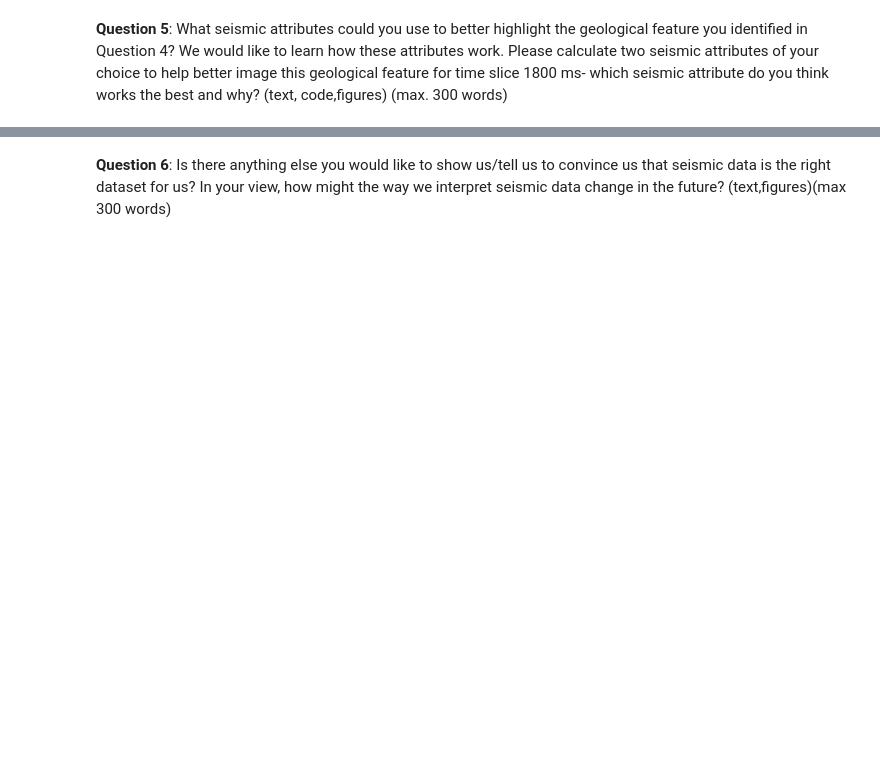
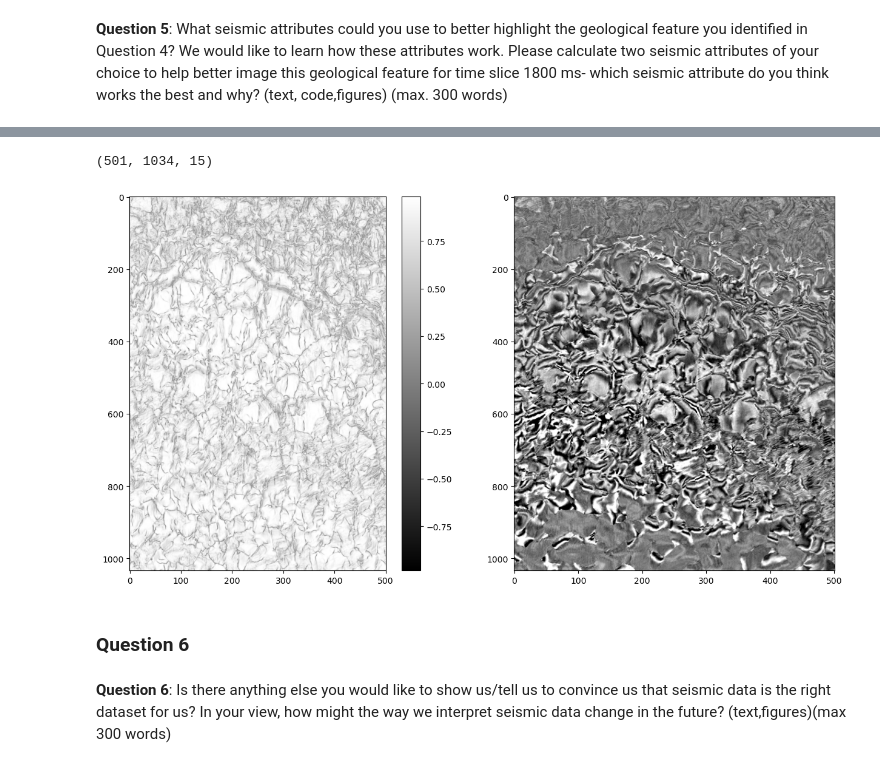
Before and after one commit to esemsc-dbk24/Faultless-Seismology, a Jupyter notebook: EDSML_group_project 1.ipynb, the cells around one changed output, grey strips where cells are left out. Saved outputs shown, nothing was run; the diff lists cells and outputs as text; code cells hidden in the pictures; blank space fills up the shorter version.

```diff
--- a/EDSML_group_project 1.ipynb
+++ b/EDSML_group_project 1.ipynb
@@ -66,2 +239,44 @@ Key variables in measuring seismic data are time or distance and reflection. Tim
+# %%
+def moving_window(data, window, func):
+    # `generic_filter` will give the function 1D input. We'll reshape it for convinence
+    wrapped = lambda region: func(region.reshape(window))
+
+    # Instead of an explicit for loop, we'll use a scipy function to do the same thing
+    # The boundaries will be handled by "reflecting" the data, by default
+    return scipy.ndimage.generic_filter(data, wrapped, window)
+
+def marfurt_semblance(region):
+    # We'll need an ntraces by nsamples array
+    # This stacks all traces within the x-y "footprint" into one
+    # two-dimensional array.
+    region = region.reshape(-1, region.shape[-1])
+    ntraces, nsamples = region.shape
+
+    square_of_sums = np.sum(region, axis=0)**2
+    sum_of_squares = np.sum(region**2, axis=0)
+    sembl = square_of_sums.sum() / sum_of_squares.sum()
+    return sembl / ntraces
+# %%
+data_1800_mid = data[:,:,time_slice_1800_index[0][0]-7: time_slice_1800_index[0][0] +8]
+data_1800_mid.shape
+# %% [output]
+(501, 1034, 15)
+# %%
+# due to processing cost we only run this on 15 layers
+marfurt = moving_window(data_1800_mid, (3, 3, 9), marfurt_semblance)
+
+fig = plt.figure(figsize=(15,8))
+ax1 = plt.subplot(121)
+vm1 = np.percentile(marfurt, 95)
+plt.imshow(marfurt[:,:,8].T, cmap='gray', aspect='auto', vmin=-vm1, vmax=vm1)
+plt.colorbar()
+ax2 = plt.subplot(122)
+vm2 = np.percentile(data, 95)
+plt.imshow(data[:,:,time_slice_1800_index[0][0]].T, cmap='gray', aspect='auto', vmin=-vm2, vmax=vm2)
+plt.show()
+# %% [output]
+[figure, added]
+# %% [markdown]
+### Question 6
 # %% [markdown]
 **Question 6**: Is there anything else you would like to show us/tell us to convince us that seismic data is the right dataset for us? In your view, how might the way we interpret seismic data change in the future?  (text,figures)(max 300 words)
```
Also changed, not shown: parts of 27 cells of this notebook, 2 other files.
